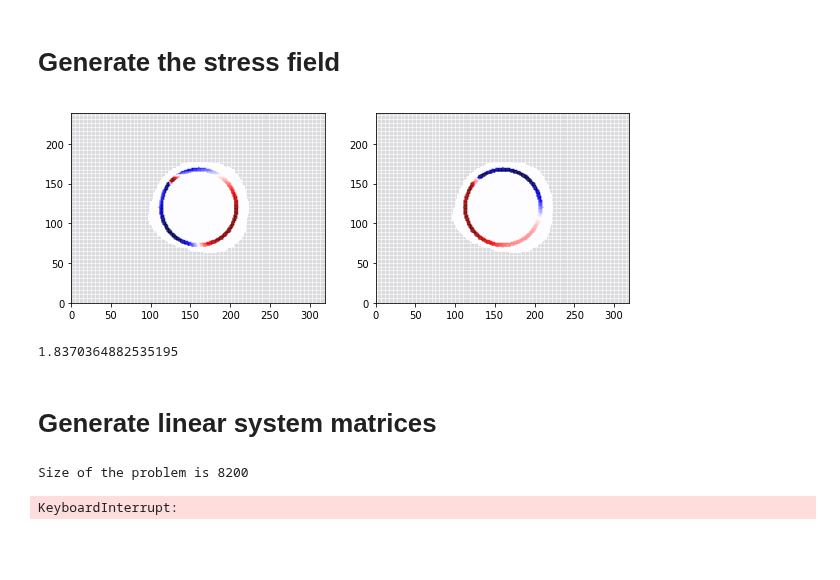
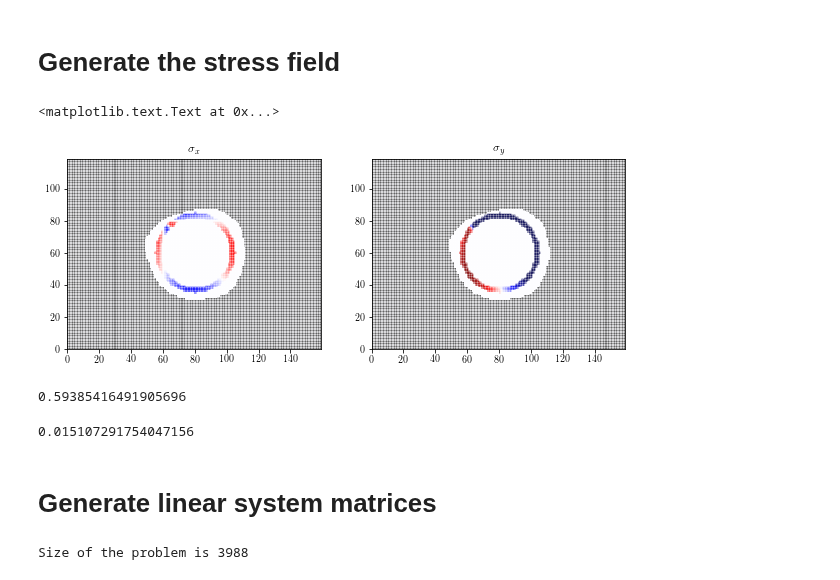
Before and after one commit to jcalifornia/tractionforce, a Jupyter notebook: paper/numerics/annulus.ipynb, the cells around one changed output. Cells and saved outputs as stored; diff of their text form; code cells hidden in the pictures; blank space fills up the shorter version.

```diff
--- a/paper/numerics/annulus.ipynb
+++ b/paper/numerics/annulus.ipynb
@@ -10,7 +10,13 @@ from scipy import sparse
 import sys, argparse
 from scipy import ndimage
 import matplotlib.pyplot as plt
-from matplotlib.backends.backend_pdf import PdfPages
+from mpl_toolkits.axes_grid.anchored_artists import AnchoredText
+import sys
+import matplotlib
+matplotlib.rcParams['text.usetex'] = True
+matplotlib.rcParams['text.latex.unicode'] = True
+import matplotlib.gridspec as gridspec
+
 import sys
 from PIL import Image
 
@@ -28,10 +34,10 @@ Set up the domain and the grid
 """
 
 im = Image.open('annulusmask.tif')
-imarray = np.array(im)
+imarray = np.flip(np.array(im),0)
 
-x_obs_positions = np.arange(320)
-y_obs_positions = np.arange(240)
+x_obs_positions = np.arange(160)
+y_obs_positions = np.arange(120)
 
 dx = abs(x_obs_positions[1]-x_obs_positions[0])
 dy = abs(y_obs_positions[1]-y_obs_positions[0])
@@ -44,9 +50,8 @@ coords = np.array([item for sublist in coords for item in sublist])
 distances = ((coords[:,0]-N/2.)**2 + (coords[:,1]-M/2.)**2)**0.5
 angles = np.arctan2(coords[:,1]-N/2.,coords[:,0]-M/2.)
 
-a = 45
-b = 50 # stress support
-c = 15 # cell boundary
+a = 22
+b = 25 # stress support
 
 def latex_float(f):
     float_str = "{0:.2g}".format(f)
@@ -60,16 +65,16 @@ Populating the interactive namespace from numpy and matplotlib
 # %% [markdown]
 # Generate the stress field
 # %%
-CUTOFF  = 10
+CUTOFF  = 12
 
 fr = 1e-4
 ftheta = 1e-4
 
 m = 3
-n = 4
+n = 1
 
-condition_outside = (imarray.reshape((320*240,)) != 0 ) * (distances <= b + CUTOFF)
-condition_inside = (imarray.reshape((320*240,)) == 0 ) * (distances >= a - CUTOFF)
+condition_outside = (imarray.reshape((M*N,)) != 0 ) * (distances <= b + CUTOFF)
+condition_inside = (imarray.reshape((M*N,)) == 0 ) * (distances >= a - CUTOFF)
 
 stress_r = 0 + (distances>=a) * (distances<=b) * fr * np.sin(m*angles)
 stress_theta = 0 + (distances>=a) * (distances<=b) * ftheta * np.cos(n*angles)
@@ -90,31 +95,38 @@ y_in = np.array(coords[condition_inside,1]/dy,dtype=int)
 # %%
 fig = plt.figure(figsize=(10,6))
 
 plt.subplot(121)
 plt.pcolormesh(x_obs_positions,y_obs_positions,imarray==0,
                            cmap='gray').axes.set_aspect('equal')
 
 plt.pcolormesh(x_obs_positions,y_obs_positions,stress_x.reshape((M,N)),
                            cmap='seismic_r',vmax = 1e-4, vmin=-1e-4, alpha = 0.4).axes.set_aspect('equal')
+
+plt.title(r'$\sigma_x$')
 plt.subplot(122)
 plt.pcolormesh(x_obs_positions,y_obs_positions,imarray==0,
                            cmap='gray').axes.set_aspect('equal')
 
 plt.pcolormesh(x_obs_positions,y_obs_positions,stress_y.reshape((M,N)),
                            cmap='seismic_r',vmax = 1e-4, vmin=-1e-4, alpha = 0.4).axes.set_aspect('equal')
+plt.title(r'$\sigma_y$')
 # %% [output]
+<matplotlib.text.Text at 0x...>
-[figure, old version]
+[figure, new version]
 # %%
 sum((coords[:,0]-N/2)*stress_y - (coords[:,1]-M/2)*stress_x)
 # %% [output]
-1.8370364882535195
+0.59385416491905696
+# %%
+sum(stress_y)
+# %% [output]
+0.015107291754047156
 # %% [markdown]
 # Generate linear system matrices
 # %%
-G_in_in_xx, G_in_in_xy, G_out_in_xx, G_out_in_xy, G_in_in_yy, G_in_in_yx, G_out_in_yy, G_out_in_yx, Dx, Dy = gen_matrices(x_in,y_in,x_out,y_out,dx,dy,loworder = False)
+G_in_in_xx, G_in_in_xy, G_out_in_xx, G_out_in_xy, G_in_in_yy, G_in_in_yx, G_out_in_yy, G_out_in_yx, Dx, Dy = gen_matrices(x_in,y_in,x_out,y_out,dx,dy,loworder = True)
 # %% [output]
-Size of the problem is 8200
+Size of the problem is 3988
-KeyboardInterrupt:
 # %%
 # Generate the measured dispalcements
 
```
Also changed, not shown: parts of 8 cells of this notebook, 7 other files.
